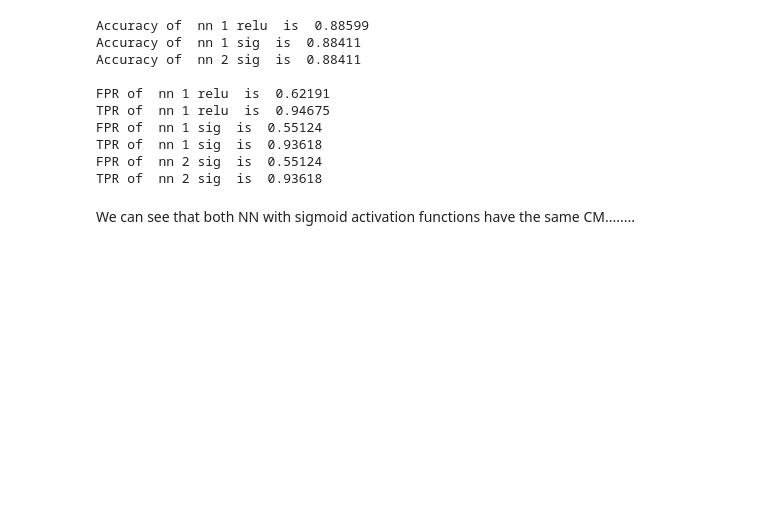
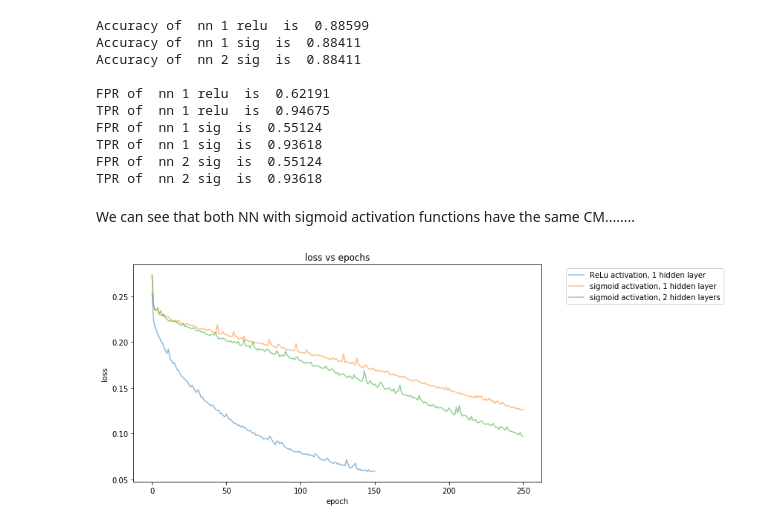
Before and after one commit to KoralleB/CA_Vehicle, a Jupyter notebook: notebook/Resample.ipynb, the cells around one changed output. Saved outputs shown, nothing was run; the diff lists cells and outputs as text; code cells hidden in the pictures; blank space fills up the shorter version.

Commit message:
plot nn

```diff
--- a/notebook/Resample.ipynb
+++ b/notebook/Resample.ipynb
@@ -445,3 +449,23 @@ FPR of  nn 2 sig  is  0.55124
 TPR of  nn 2 sig  is  0.93618
 # %% [markdown]
 We can see that both NN with sigmoid activation functions have the same CM........
+# %%
+def plot_nn(train_loss_results, label, title):
+    plt.figure(figsize=(12,5))
+    for i in range(len(label)):
+        plt.plot(train_loss_results[i], label=label[i], alpha=0.5)
+    plt.title(title)
+    plt.xlabel("epoch")
+    plt.ylabel("loss")
+    plt.legend(bbox_to_anchor=(1.05, 1.0), loc='upper left')
+    plt.tight_layout()
+    plt.show()
+# %%
+train_loss_results = [np.load('../output_files/train_loss_results_nn_smote.npy'),
+                     np.load('../output_files/train_loss_results_nn_smote_2.npy'),
+                     np.load('../output_files/train_loss_results_nn_smote_3.npy')]
+label = ['ReLu activation, 1 hidden layer', 'sigmoid activation, 1 hidden layer','sigmoid activation, 2 hidden layers']
+title = 'loss vs epochs'
+plot_nn(train_loss_results, label, title)
+# %% [output]
+[figure, added]
```
Also changed, not shown: parts of 2 cells of this notebook, 2 other files.
